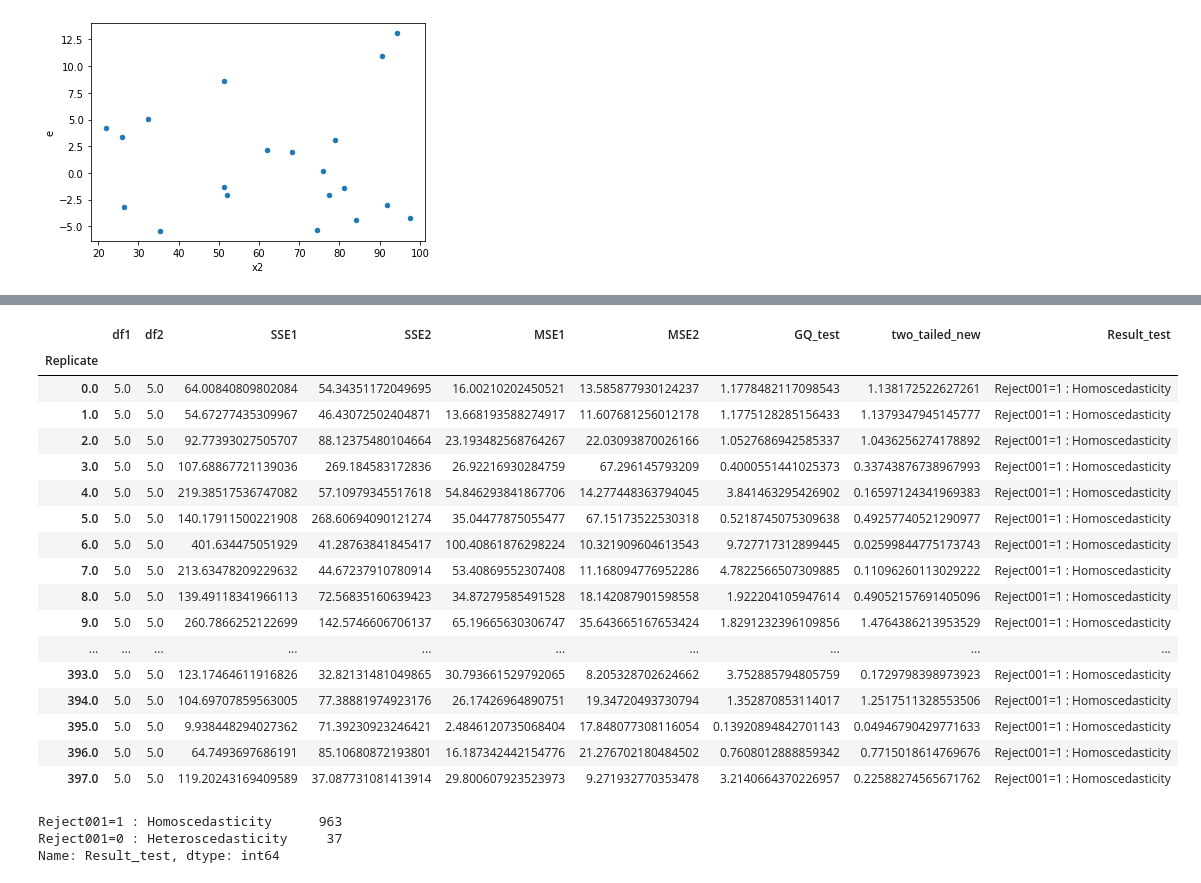
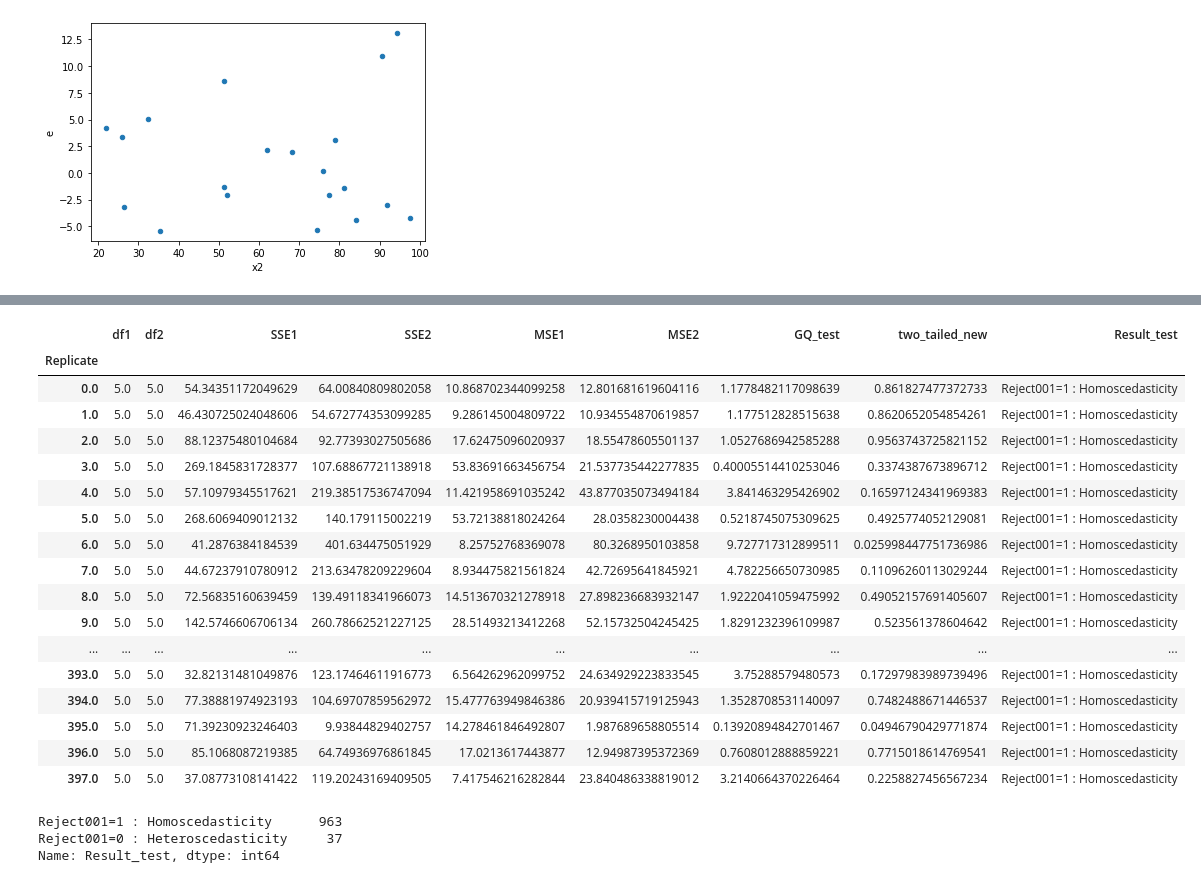
Before and after one commit to iam-fern/Generate_multiplication, a Jupyter notebook: GQtest_data_multi_delta_(0_8)_n20_01.ipynb, the cells around one changed output, grey strips where cells are left out. Cells and saved outputs as stored; diff of their text form; code cells hidden in the pictures.

```diff
--- a/GQtest_data_multi_delta_(0_8)_n20_01.ipynb
+++ b/GQtest_data_multi_delta_(0_8)_n20_01.ipynb
@@ -175,7 +176,6 @@ def get_result(run_replicate, percent_data):
     new_table_sort = new_table.sort_values('x2')
     new_table_sort.reset_index(inplace=True)
     new_table_sort.drop(['index'], axis=1, inplace=True)
-
 
     # แบ่งข้อมูลกลุ่มที่ 1
     table1 = new_table_sort.iloc[:int(percent_data*new_table_sort.shape[0]) , :]
@@ -189,8 +189,7 @@ def get_result(run_replicate, percent_data):
     # หาค่า df กลุ่ม 1
     DF1 = model1.df_resid + 1
     SSE1 = model1.ssr
-    MSE1 = model1.mse_resid
-
+    MSE1 = SSE1/DF1
 
     # แบ่งข้อมูลกลุ่มที่ 2
     table2 = new_table_sort.iloc[int((1-percent_data)*new_table_sort.shape[0]): , :]
@@ -204,23 +203,21 @@ def get_result(run_replicate, percent_data):
     # หาค่า df กลุ่ม 2
     DF2 = model2.df_resid + 1
     SSE2 = model2.ssr
-    MSE2 = model2.mse_resid
+    MSE2 = SSE2/DF2
 
     # ค่าสถิติทดสอบ
     GQ_test = (SSE2/DF2) / (SSE1/DF1)
-
 
     df2 = DF2
     df1 = DF1
 
     # คำนวณค่า p-value
-    # sf(x, dfn, dfd, loc=0, scale=1) : Survival function (also defined as 1 - cdf, but sf is sometimes more accurate)
+    # pdf(x, dfn, dfd, loc=0, scale=1) : Probability density function
     two_tailed = 2.0*(1.0-(ss.f.cdf(GQ_test, df2, df1)))
+    p_greater = ss.f.cdf(GQ_test, df2, df1)
+    p_less = 1.0-ss.f.cdf(GQ_test, df2, df1)
 
-    # pdf(x, dfn, dfd, loc=0, scale=1) : Probability density function
-    p_greater = ss.f.cdf(GQ_test, df2, df1)
-
-    return df2, df1, SSE2, SSE1, MSE2, MSE1, GQ_test, two_tailed, p_greater
+    return df1, df2, SSE1, SSE2, MSE1, MSE2, GQ_test, two_tailed, p_greater, p_less
 
 # สร้าง list ของ replicates
 list_replicate=list({i[0] for i in table.index})
@@ -236,13 +233,14 @@ list_MSE2=[]
 list_GQ_test=[]
 list_two_tailed=[]
 list_p_greater=[]
+list_p_less=[]
 
 # กำหนด % การแบ่งข้อมูล
 percent_data=0.4
 
 # ใช้ for loop สำหรับการ run ทุก replicates
 for run_replicate in list_replicate:
-    df1, df2, SSE1, SSE2, MSE1, MSE2, GQ_test, two_tailed, p_greater=get_result(run_replicate, percent_data)
+    df1, df2, SSE1, SSE2, MSE1, MSE2, GQ_test, two_tailed, p_greater, p_less=get_result(run_replicate, percent_data)
     list_df1.append(df1)
     list_SSE1.append(SSE1)
     list_df2.append(df2)
@@ -252,6 +250,7 @@ for run_replicate in list_replicate:
     list_GQ_test.append(GQ_test)
     list_two_tailed.append(two_tailed)
     list_p_greater.append(p_greater)
+    list_p_less.append(p_less)
 # %%
 # สร้างตารางผลลัพธ์
 alpha = 0.01
@@ -290,39 +289,41 @@ result.astype(str)
 # %%
 # สร้างตารางผลลัพธ์
 alpha = 0.01
 pd.set_option('display.max_rows', 1000)
 pd.set_option('display.max_columns', 1000)
 pd.set_option('display.width', 1000)
 result=pd.DataFrame({"Replicate":list_replicate, "df1":list_df1, "df2":list_df2, "SSE1":list_SSE1,
                      "SSE2":list_SSE2, "MSE1":list_MSE1, "MSE2":list_MSE2,
-                     "GQ_test":list_GQ_test, "two_tailed":list_two_tailed, "greater":list_p_greater})
+                     "GQ_test":list_GQ_test, "two_tailed":list_two_tailed, "greater":list_p_greater, "less":list_p_less})
 result.set_index(['Replicate'], inplace=True)
 
-result['two_tailed_new']=result[["two_tailed","greater"]].apply(lambda value: value[0] if value[0]<0.5 else 2*value[1], axis=1)
+result['two_tailed_new']=result[["two_tailed","greater","less"]].apply(lambda value: value[0] if value[0]<0.5 else (2*value[1] if value[1]<0.5 else 2*value[2]) , axis=1)
 result["Result_test"]=result["two_tailed_new"].apply(lambda p_value: 'Reject001=0 : Heteroscedasticity'
                                                                   if p_value < alpha else 'Reject001=1 : Homoscedasticity')
 #two_tailed_new_show=two_tailed_new.drop(columns="greater")
-result_show=result.drop(columns=["two_tailed", "greater"])
+result_show=result.drop(columns=["two_tailed", "greater", "less"])
 result_show.astype(str)
+
+#result.astype(str)
 # %% [output]
 |  | df1 | df2 | SSE1 | SSE2 | MSE1 | MSE2 | GQ_test | two_tailed_new | Result_test |
 | Replicate |  |  |  |  |  |  |  |  |  |
-| 0.0 | 5.0 | 5.0 | 64.00840809802084 | 54.34351172049695 | 16.00210202450521 | 13.585877930124237 | 1.1778482117098543 | 1.138172522627261 | Reject001=1 : Homoscedasticity |
-| 1.0 | 5.0 | 5.0 | 54.67277435309967 | 46.43072502404871 | 13.668193588274917 | 11.607681256012178 | 1.1775128285156433 | 1.1379347945145777 | Reject001=1 : Homoscedasticity |
-| 2.0 | 5.0 | 5.0 | 92.77393027505707 | 88.12375480104664 | 23.193482568764267 | 22.03093870026166 | 1.0527686942585337 | 1.0436256274178892 | Reject001=1 : Homoscedasticity |
-| 3.0 | 5.0 | 5.0 | 107.68867721139036 | 269.184583172836 | 26.92216930284759 | 67.296145793209 | 0.4000551441025373 | 0.33743876738967993 | Reject001=1 : Homoscedasticity |
-| 4.0 | 5.0 | 5.0 | 219.38517536747082 | 57.10979345517618 | 54.846293841867706 | 14.277448363794045 | 3.841463295426902 | 0.16597124341969383 | Reject001=1 : Homoscedasticity |
-| 5.0 | 5.0 | 5.0 | 140.17911500221908 | 268.60694090121274 | 35.04477875055477 | 67.15173522530318 | 0.5218745075309638 | 0.49257740521290977 | Reject001=1 : Homoscedasticity |
-| 6.0 | 5.0 | 5.0 | 401.634475051929 | 41.28763841845417 | 100.40861876298224 | 10.321909604613543 | 9.727717312899445 | 0.02599844775173743 | Reject001=1 : Homoscedasticity |
-| 7.0 | 5.0 | 5.0 | 213.63478209229632 | 44.67237910780914 | 53.40869552307408 | 11.168094776952286 | 4.7822566507309885 | 0.11096260113029222 | Reject001=1 : Homoscedasticity |
-| 8.0 | 5.0 | 5.0 | 139.49118341966113 | 72.56835160639423 | 34.87279585491528 | 18.142087901598558 | 1.922204105947614 | 0.49052157691405096 | Reject001=1 : Homoscedasticity |
-| 9.0 | 5.0 | 5.0 | 260.7866252122699 | 142.5746606706137 | 65.19665630306747 | 35.643665167653424 | 1.8291232396109856 | 1.4764386213953529 | Reject001=1 : Homoscedasticity |
+| 0.0 | 5.0 | 5.0 | 54.34351172049629 | 64.00840809802058 | 10.868702344099258 | 12.801681619604116 | 1.1778482117098639 | 0.861827477372733 | Reject001=1 : Homoscedasticity |
+| 1.0 | 5.0 | 5.0 | 46.430725024048606 | 54.672774353099285 | 9.286145004809722 | 10.934554870619857 | 1.177512828515638 | 0.8620652054854261 | Reject001=1 : Homoscedasticity |
+| 2.0 | 5.0 | 5.0 | 88.12375480104684 | 92.77393027505686 | 17.62475096020937 | 18.55478605501137 | 1.0527686942585288 | 0.9563743725821152 | Reject001=1 : Homoscedasticity |
+| 3.0 | 5.0 | 5.0 | 269.1845831728377 | 107.68867721138918 | 53.83691663456754 | 21.537735442277835 | 0.40005514410253046 | 0.3374387673896712 | Reject001=1 : Homoscedasticity |
+| 4.0 | 5.0 | 5.0 | 57.10979345517621 | 219.38517536747094 | 11.421958691035242 | 43.877035073494184 | 3.841463295426902 | 0.16597124341969383 | Reject001=1 : Homoscedasticity |
+| 5.0 | 5.0 | 5.0 | 268.6069409012132 | 140.179115002219 | 53.72138818024264 | 28.0358230004438 | 0.5218745075309625 | 0.4925774052129081 | Reject001=1 : Homoscedasticity |
+| 6.0 | 5.0 | 5.0 | 41.2876384184539 | 401.634475051929 | 8.25752768369078 | 80.3268950103858 | 9.727717312899511 | 0.025998447751736986 | Reject001=1 : Homoscedasticity |
+| 7.0 | 5.0 | 5.0 | 44.67237910780912 | 213.63478209229604 | 8.934475821561824 | 42.72695641845921 | 4.782256650730985 | 0.11096260113029244 | Reject001=1 : Homoscedasticity |
+| 8.0 | 5.0 | 5.0 | 72.56835160639459 | 139.49118341966073 | 14.513670321278918 | 27.898236683932147 | 1.9222041059475992 | 0.49052157691405607 | Reject001=1 : Homoscedasticity |
+| 9.0 | 5.0 | 5.0 | 142.5746606706134 | 260.78662521227125 | 28.51493213412268 | 52.15732504245425 | 1.8291232396109987 | 0.523561378604642 | Reject001=1 : Homoscedasticity |
 | ... | ... | ... | ... | ... | ... | ... | ... | ... | ... |
-| 393.0 | 5.0 | 5.0 | 123.17464611916826 | 32.82131481049865 | 30.793661529792065 | 8.205328702624662 | 3.752885794805759 | 0.1729798398973923 | Reject001=1 : Homoscedasticity |
-| 394.0 | 5.0 | 5.0 | 104.69707859563005 | 77.38881974923176 | 26.17426964890751 | 19.34720493730794 | 1.352870853114017 | 1.2517511328553506 | Reject001=1 : Homoscedasticity |
-| 395.0 | 5.0 | 5.0 | 9.938448294027362 | 71.39230923246421 | 2.4846120735068404 | 17.848077308116054 | 0.13920894842701143 | 0.04946790429771633 | Reject001=1 : Homoscedasticity |
-| 396.0 | 5.0 | 5.0 | 64.7493697686191 | 85.10680872193801 | 16.187342442154776 | 21.276702180484502 | 0.7608012888859342 | 0.7715018614769676 | Reject001=1 : Homoscedasticity |
-| 397.0 | 5.0 | 5.0 | 119.20243169409589 | 37.087731081413914 | 29.800607923523973 | 9.271932770353478 | 3.2140664370226957 | 0.22588274565671762 | Reject001=1 : Homoscedasticity |
+| 393.0 | 5.0 | 5.0 | 32.82131481049876 | 123.17464611916773 | 6.564262962099752 | 24.634929223833545 | 3.75288579480573 | 0.17297983989739496 | Reject001=1 : Homoscedasticity |
+| 394.0 | 5.0 | 5.0 | 77.38881974923193 | 104.69707859562972 | 15.477763949846386 | 20.939415719125943 | 1.3528708531140097 | 0.7482488671446537 | Reject001=1 : Homoscedasticity |
+| 395.0 | 5.0 | 5.0 | 71.39230923246403 | 9.93844829402757 | 14.278461846492807 | 1.987689658805514 | 0.13920894842701467 | 0.04946790429771874 | Reject001=1 : Homoscedasticity |
+| 396.0 | 5.0 | 5.0 | 85.1068087219385 | 64.74936976861845 | 17.0213617443877 | 12.94987395372369 | 0.7608012888859221 | 0.7715018614769541 | Reject001=1 : Homoscedasticity |
+| 397.0 | 5.0 | 5.0 | 37.08773108141422 | 119.20243169409505 | 7.417546216282844 | 23.840486338819012 | 3.2140664370226464 | 0.2258827456567234 | Reject001=1 : Homoscedasticity |
 # %%
 result_show['Result_test'].value_counts()
 # %% [output]
```
Also changed, not shown: parts of 2 cells of this notebook.
